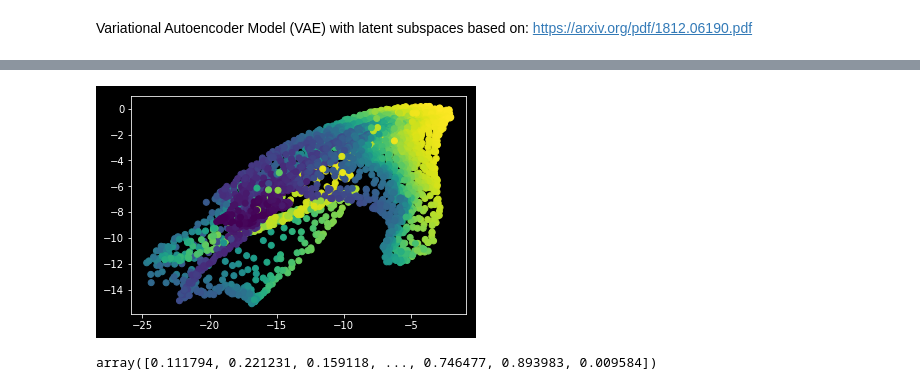
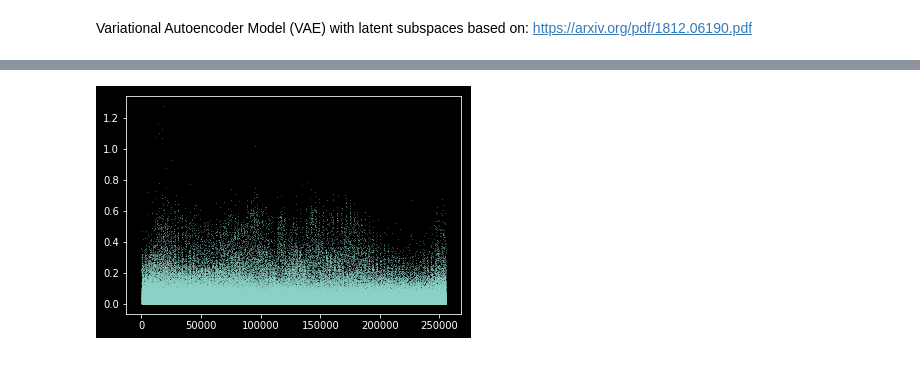
Before and after one commit to dauparas/tensorflow_examples, a Jupyter notebook: VAE_with_latent_subspaces.ipynb, the cells around one changed output, grey strips where cells are left out. Drawn from its saved outputs; the diff is of its cells as text; code cells hidden in the pictures.

```diff
--- a/VAE_with_latent_subspaces.ipynb
+++ b/VAE_with_latent_subspaces.ipynb
@@ -239,8 +289,6 @@ plt.scatter(latent_mean_[:,0],latent_mean_[:,1], c=U[:,1], cmap='viridis');
-# %%
-plt.scatter(latent_mean_[:,0],latent_mean_[:,1], c=U[:,2], cmap='viridis');
-# %% [output]
-[figure, removed]
-# %%
-df1['sna'].to_numpy()
-# %% [output]
-array([0.111794, 0.221231, 0.159118, ..., 0.746477, 0.893983, 0.009584])
+# %%
+error = np.abs(rec_out_-X)
+# %%
+plt.plot(np.reshape(error, -1), '*', markersize=0.1);
+# %% [output]
+[figure, added]
```
Also changed, not shown: parts of 9 cells of this notebook.
